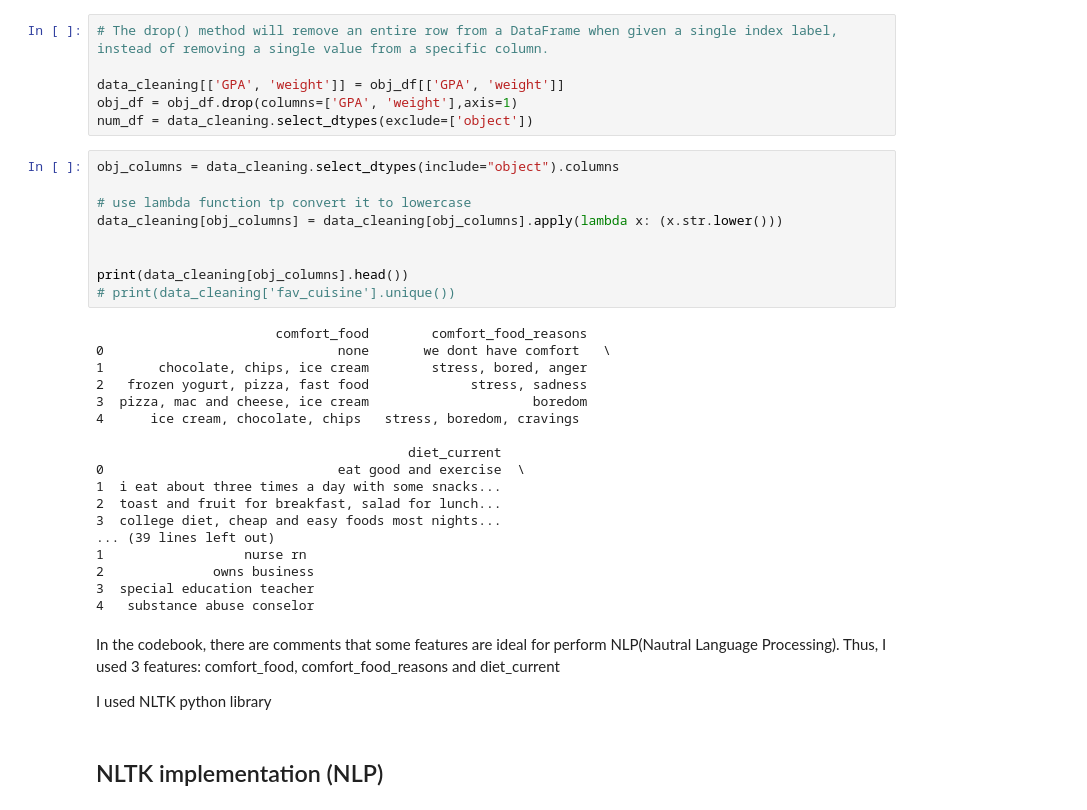
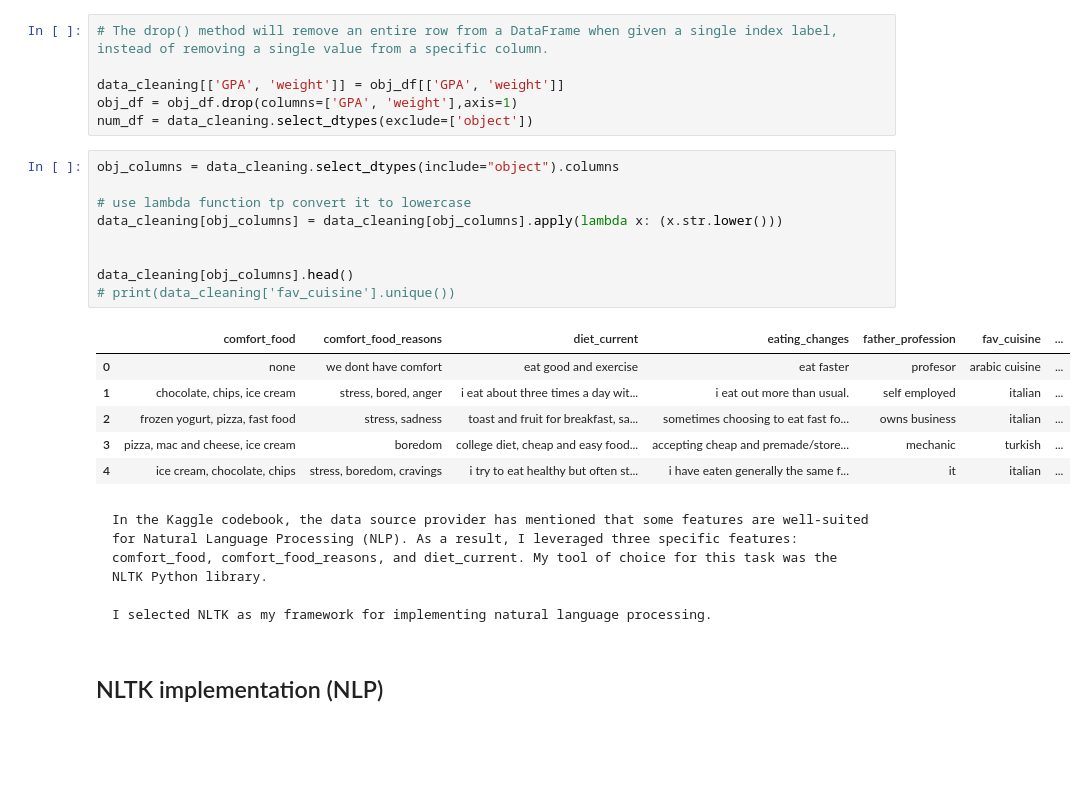
Before and after one commit to leedh7878/DanielLee_Project_Portfolio, a Jupyter notebook: Food_Choice/src/Food_Choice_ Data_Cleansing.ipynb, the cells around one changed output. Drawn from its saved outputs; the diff is of its cells as text; blank space fills up the shorter version.

```diff
--- a/Food_Choice/src/Food_Choice_ Data_Cleansing.ipynb
+++ b/Food_Choice/src/Food_Choice_ Data_Cleansing.ipynb
@@ -205,34 +214,23 @@ num_df = data_cleaning.select_dtypes(exclude=['object'])
 # %%
 obj_columns = data_cleaning.select_dtypes(include="object").columns
 
 # use lambda function tp convert it to lowercase
 data_cleaning[obj_columns] = data_cleaning[obj_columns].apply(lambda x: (x.str.lower()))
 
 
-print(data_cleaning[obj_columns].head())
+data_cleaning[obj_columns].head()
 # print(data_cleaning['fav_cuisine'].unique())
 # %% [output]
-                       comfort_food        comfort_food_reasons
-0                              none       we dont have comfort   \
-1       chocolate, chips, ice cream        stress, bored, anger
-2   frozen yogurt, pizza, fast food             stress, sadness
-3  pizza, mac and cheese, ice cream                     boredom
-4      ice cream, chocolate, chips   stress, boredom, cravings
-
-                                        diet_current
-0                              eat good and exercise  \
-1  i eat about three times a day with some snacks...
-2  toast and fruit for breakfast, salad for lunch...
-3  college diet, cheap and easy foods most nights...
-... (39 lines left out)
-1                  nurse rn
-2              owns business
-3  special education teacher
-4   substance abuse conselor
+|  | comfort_food | comfort_food_reasons | diet_current | eating_changes | father_profession | fav_cuisine | ... |
+| 0 | none | we dont have comfort | eat good and exercise | eat faster | profesor | arabic cuisine | ... |
+| 1 | chocolate, chips, ice cream | stress, bored, anger | i eat about three times a day wit... | i eat out more than usual. | self employed | italian | ... |
+| 2 | frozen yogurt, pizza, fast food | stress, sadness | toast and fruit for breakfast, sa... | sometimes choosing to eat fast fo... | owns business | italian | ... |
+| 3 | pizza, mac and cheese, ice cream | boredom | college diet, cheap and easy food... | accepting cheap and premade/store... | mechanic | turkish | ... |
+| 4 | ice cream, chocolate, chips | stress, boredom, cravings | i try to eat healthy but often st... | i have eaten generally the same f... | it | italian | ... |
-# %% [markdown]
-In the codebook, there are comments that some features are ideal for perform NLP(Nautral Language Processing). Thus, I used 3 features: comfort_food, comfort_food_reasons and diet_current
-
-I used NLTK python library
+# %% [markdown]
+    In the Kaggle codebook, the data source provider has mentioned that some features are well-suited for Natural Language Processing (NLP). As a result, I leveraged three specific features: comfort_food, comfort_food_reasons, and diet_current. My tool of choice for this task was the NLTK Python library.
+
+    I selected NLTK as my framework for implementing natural language processing.
 # %% [markdown]
 ## NLTK implementation (NLP)
 # %%
```
Also changed, not shown: parts of 48 cells of this notebook, 1 other file.
